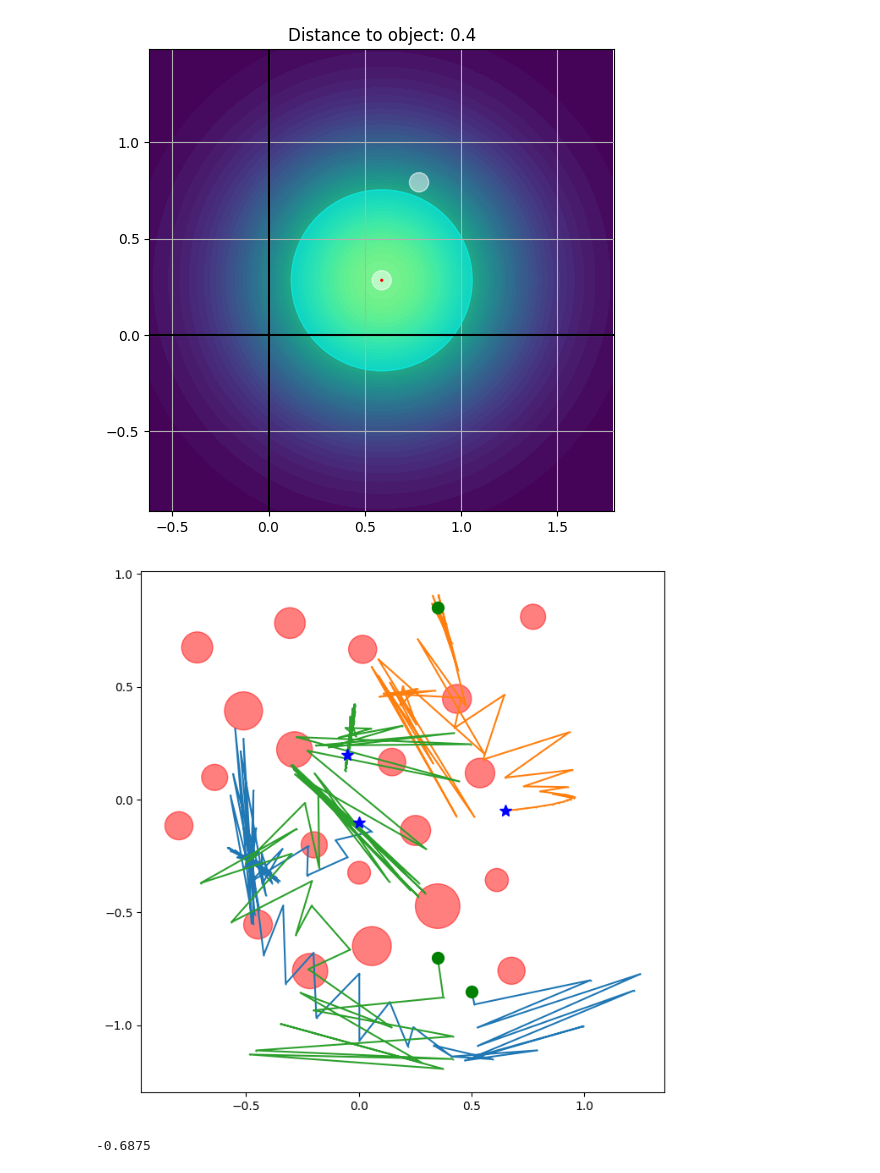
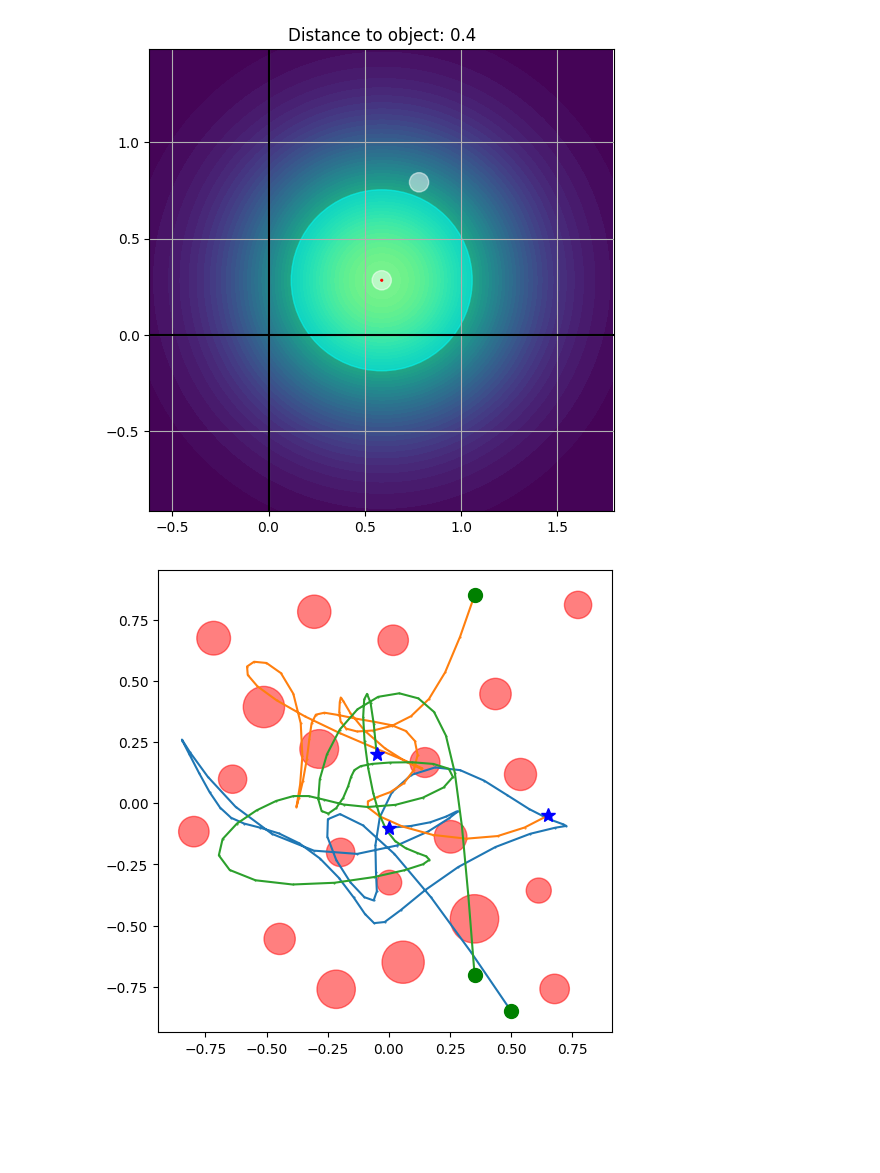
Before and after one commit to myfatemi04/constraint-guidance, a Jupyter notebook: notebooks/kernels.ipynb, the cells around one changed output. Cells and saved outputs as stored; diff of their text form; code cells hidden in the pictures; blank space fills up the shorter version.

```diff
--- a/notebooks/kernels.ipynb
+++ b/notebooks/kernels.ipynb
@@ -330,7 +330,7 @@ plt.show()
 # %%
 # Implementing Langevin dynamics!
 from ael.problem import Problem
-from ael.visualize import save_video, visualize
+from ael.visualize import save_video, visualize, save_optimization_process_video
 import json
 import numpy as np
 from pathlib import Path
@@ -338,51 +338,53 @@ from ael.optimize_langevin import step_langevin_batched
 
 with open("../instances_data/instances_dense.json") as f:
     instances = json.load(f)
 
 instance = instances[0]
 start_positions = np.array(instance["agents"]["start_positions"])
 end_positions = np.array(instance["agents"]["end_positions"])
 obstacle_positions = np.array(instance["obstacles"]["positions"])
 obstacle_radii = np.array(instance["obstacles"]["radii"])
 
 problem = Problem.from_json(instance, type="numpy")
 trajectory = np.random.randn(64, len(instance["agents"]["start_positions"]), 2)
 trajectory[0] = start_positions
 trajectory[-1] = end_positions
 
+allow_obstacle_terms = True
+
 schedule = [
-    # (sigma, step_size, num_steps, include_obstacles)
-    (1.0, 0.05, 400, False),
-    (0.7, 0.05, 20, False),
-    (0.3, 0.05, 20, True),
-    (0.1, 0.05, 20, True),
-    (0.01, 0.05, 20, True),
+    # (sigma, step_size, num_steps, include_obstacles, kinetic_magnitude)
+    (0.01, 0.01, 100, False, 5),
+    # (0.3, 0.01, 20, True, 50),
+    # (0.1, 0.01, 100, False, 10),
+    # (0.1, 0.01, 20, True, 10),
+    # (0.01, 0.01, 100, False, 1),
+    # (0.01, 0.01, 20, True, 1),
 ]
 
-for sigma_B, step_size, num_steps, include_obstacles in schedule:
+trajectories = []
+
+global_step = 0
+for sigma_B, step_size, num_steps, include_obstacles, kinetic_magnitude in schedule:
     for i in range(num_steps):
         trajectory = step_langevin_batched(
             trajectory,
             sigma=sigma_B,
             step_size=step_size,
             problem=problem,
             include_obstacles=include_obstacles,
-            n_integral=2000,
+            n_integral=200,
+            kinetic_magnitude=kinetic_magnitude,
         )
         trajectory[0] = start_positions
         trajectory[-1] = end_positions
+        trajectories.append(trajectory)
 
-# Visualize the trajectory.
-fig, ax = plt.subplots(figsize=(8, 8))
-visualize(problem, ax, trajectory)
-plt.show()
+        global_step += 1
+
+trajectories = np.array(trajectories)
+
+plt.figure(figsize=(6, 6))
+visualize(problem, plt.gca(), trajectories[-1])
 # %% [output]
-[figure, old version]
+[figure, new version]
-# %%
-obs_rad = 2
-d_a_o = 0.5
-r = 1.75
-ex = -(obs_rad**2 - r**2 - d_a_o**2) / (2 * d_a_o)
-print(ex)
-# %% [output]
--0.6875
```
Also changed, not shown: parts of 3 cells of this notebook, 3 other files.
